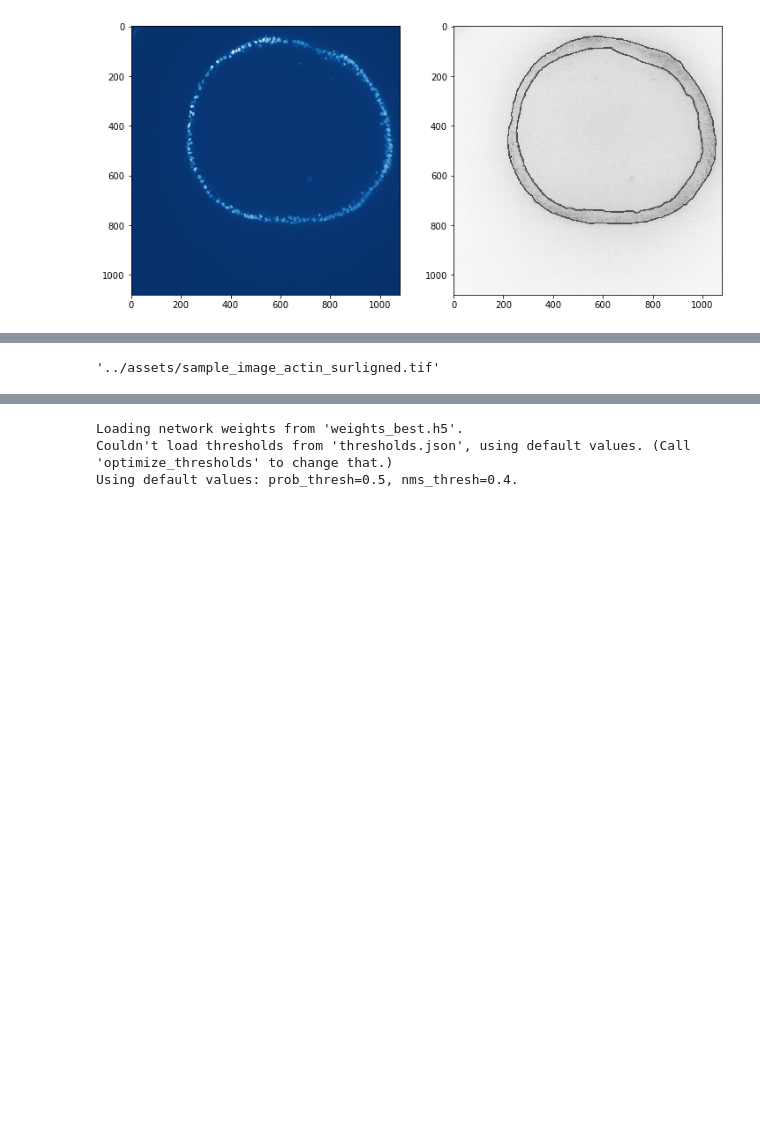
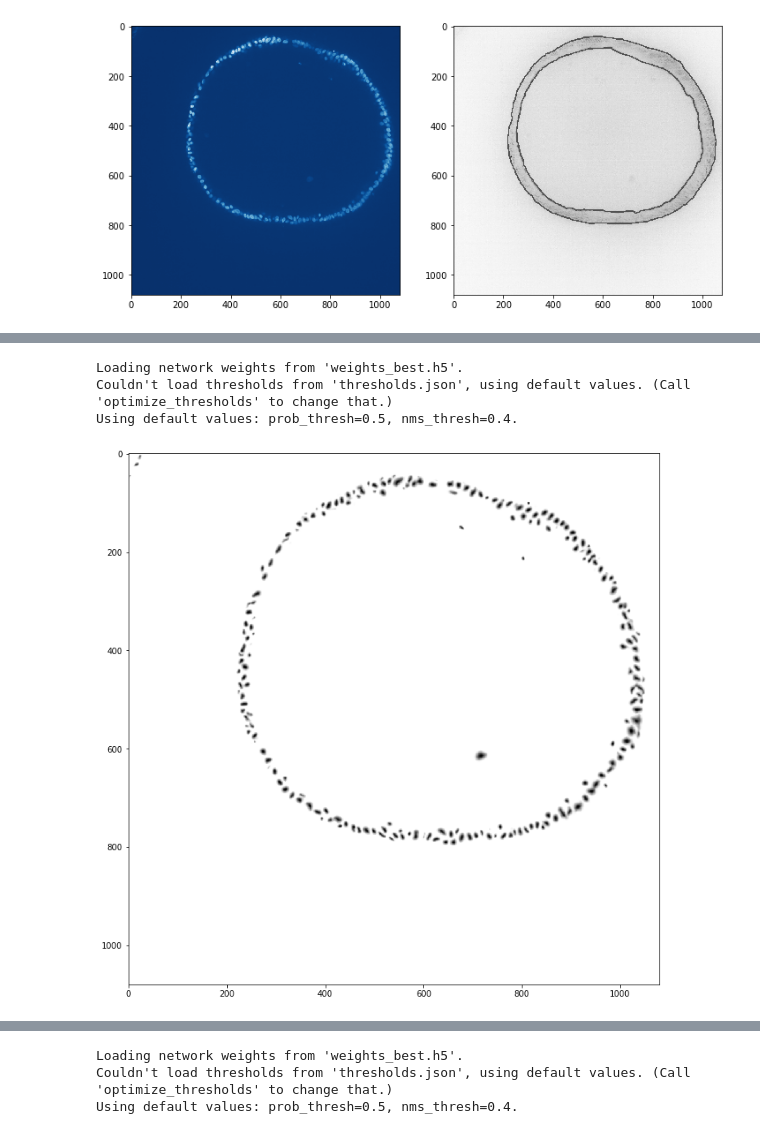
Before and after one commit to felixquinton/tyssue-taylor, a Jupyter notebook: notebooks/Demontrateur_from_image.ipynb, the cells around one changed output, grey strips where cells are left out. Saved outputs shown, nothing was run; the diff lists cells and outputs as text; code cells hidden in the pictures; blank space fills up the shorter version.

Commit message:
decomposed stardist

```diff
--- a/notebooks/Demontrateur_from_image.ipynb
+++ b/notebooks/Demontrateur_from_image.ipynb
@@ -51,4 +63,0 @@ import cv2 as cv
-# %%
-brigthfield_path
-# %% [output]
-'../assets/sample_image_actin_surligned.tif'
@@ -54,0 +71,21 @@ brigthfield_path
+# %%
+images = sorted(glob(dapi_path))
+images = list(map(imread, images))
+img = normalize(images[0], 1, 99.8)
+model_sc = StarDist2D(None, name="stardist_shape_completion", basedir=scp_path)
+prob, dist = model_sc.predict(img)
+coord = dist_to_coord(dist)
+points = non_maximum_suppression(coord, prob, prob_thresh=0.4)
+points = np.flip(points, 1)
+# %% [output]
+Loading network weights from 'weights_best.h5'.
+Couldn't load thresholds from 'thresholds.json', using default values. (Call 'optimize_thresholds' to change that.)
+Using default values: prob_thresh=0.5, nms_thresh=0.4.
+# %%
+
+plt.imshow(prob, cmap="Greys")
+fig = plt.gcf()
+fig.set_size_inches(12, 12)
+fig.savefig("prob.png")
+# %% [output]
+[figure, added]
```
Also changed, not shown: parts of 20 cells of this notebook, 2 other files.
